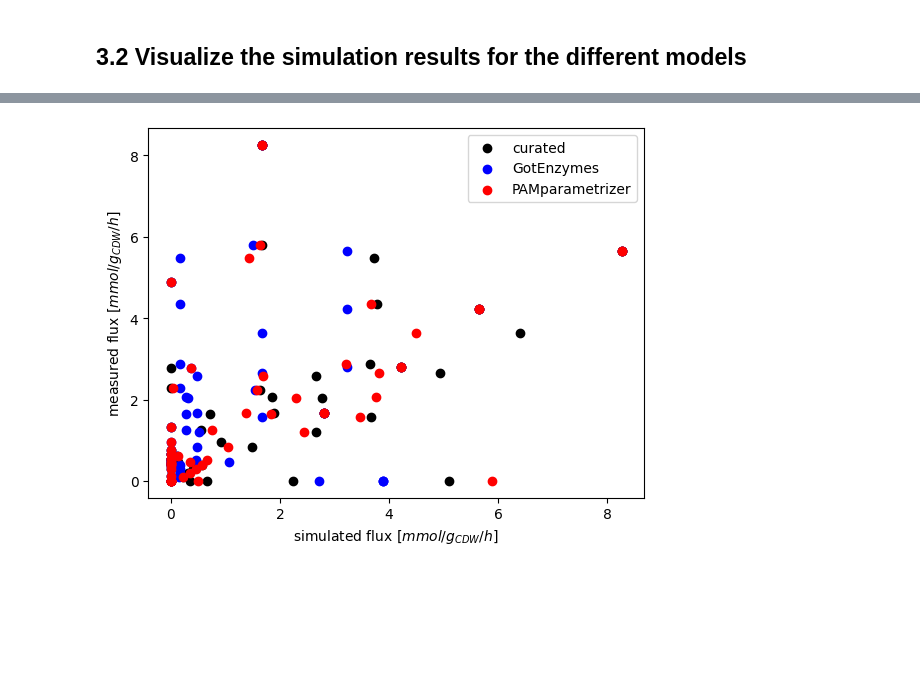
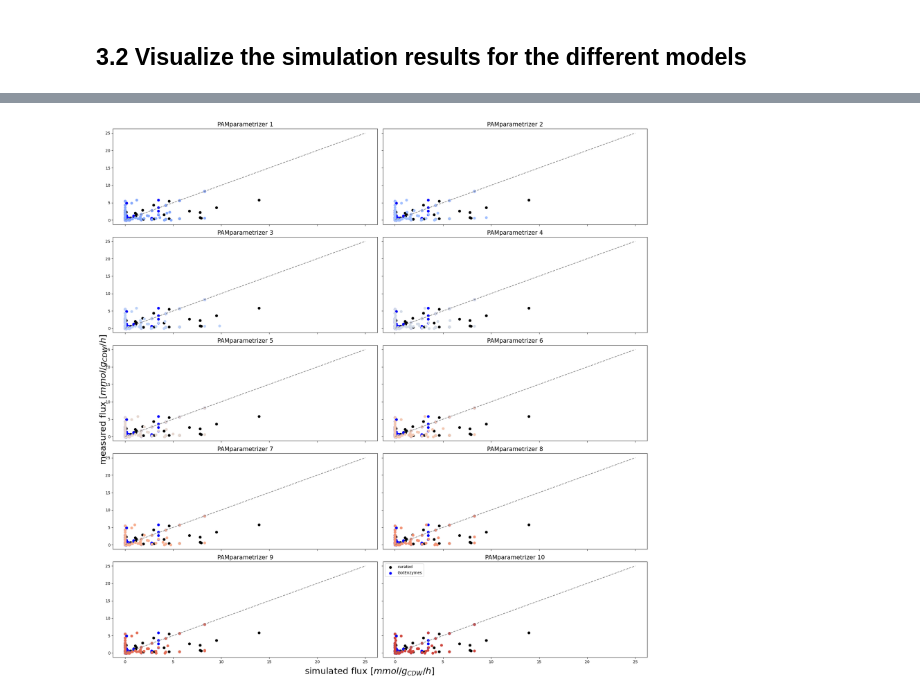
Before and after one commit to iAMB-RWTH-Aachen/PAMparametrizer, a Jupyter notebook: Scripts/i3_analysis/PAMparametrizer_iML1515_validation.ipynb, the cells around one changed output, grey strips where cells are left out. Cells and saved outputs as stored; diff of their text form; code cells hidden in the pictures; blank space fills up the shorter version.

```diff
--- a/Scripts/i3_analysis/PAMparametrizer_iML1515_validation.ipynb
+++ b/Scripts/i3_analysis/PAMparametrizer_iML1515_validation.ipynb
@@ -233,8 +196,9 @@ error_wt = calculate_error_for_reactions(validation_df,
 print('R^2 values for the model with parameters from GotEnzymes: ', np.nanmean(error_wt))
 
 
-error_new = calculate_error_for_reactions(validation_df,
-                                                 fluxes_new,
-                                                 fluxes_to_save[1:])
-print('R^2 values for the model with the optimized parameters: ', np.nanmean(error_new))
+error_new_dict = {alt: calculate_error_for_reactions(validation_df,
+                                                  fluxes,
+                                                  fluxes_to_save[1:]) for alt, fluxes in fluxes_new_dict.items()}
+for alt, error_list in error_new_dict.items():
+    print(f'R^2 values for alternative model {alt} with the optimized parameters: ', np.nanmean(error_list))
 # %% [output]
@@ -244,2 +217,9 @@ R^2 values for the model with the optimized parameters:  -0.9181933323143191
 # %% [markdown]
 ## 3.2 Visualize the simulation results for the different models
+# %%
+# validation_df_1.index = validation_df.index.str.split(', ')
+validation_df_1 = validation_df.T.reset_index()
+validation_df_1['index'] = validation_df_1['index'].str.split(', ')
+validation_df_1 = validation_df_1.explode('index').set_index('index').T
+validation_df_1
+# validation_df = validation_df.explode()
@@ -246,25 +233,41 @@ R^2 values for the model with the optimized parameters:  -0.9181933323143191
 # %%
-#scatterplot
-fig, ax = plt.subplots()
+models = ['GotEnzymes','Curated'] + [f'PAMparametrizer {alt}' for alt in range(1,N_ALT_MODELS+1)]
+model_colors = sns.color_palette("coolwarm", n_colors=len(models))
+cmap = dict(zip(models, model_colors))
+fontsize=15
 
-curated = []
-wt = []
-new = []
-validation = []
-for i in range(len(fluxes_curated)):
-    curated += [abs(f) for f in fluxes_curated.iloc[i].to_list()]
-    wt += [abs(f) for f in fluxes_wt.iloc[i].to_list()]
-    new += [abs(f) for f in fluxes_new.iloc[i].to_list()]
-    validation += [validation_df.iloc[i,0]]+validation_df.iloc[i].to_list()
+fig, axs = plt.subplots(nrows = int(len(fluxes_new_dict)/2), ncols = 2, sharey='row', sharex='col', figsize = (20,20))
+axs = axs.flatten()
 
+for alt, fluxes_new in fluxes_new_dict.items():
+    ax = axs[alt-1]
+    curated = []
+    wt = []
+    new = []
+    validation = []
+    for i in range(len(fluxes_curated)):
+        curated += [abs(flx) for flx in fluxes_curated.iloc[i].to_list()[1:-1]]
+        if i<len(fluxes_wt):
+            wt += [abs(flx) for flx in fluxes_wt.iloc[i].to_list()[1:-1]]
+        else:
+            wt += [0]*len(fluxes_curated.iloc[i].to_list()[1:-1])
+        if i<len(fluxes_new):
+            new += [abs(flx) for flx in fluxes_new.iloc[i].to_list()[1:-1]]
+        else:
+            new += [0]*len(fluxes_curated.iloc[i].to_list()[1:-1])
+        validation += validation_df_1.iloc[i].abs().to_list()
 
-plt.scatter(curated, validation, label = 'curated', color = 'black')
-plt.scatter(wt, validation, label = 'GotEnzymes', color ='blue')
-plt.scatter(new, validation, label = 'PAMparametrizer', color = 'red')
+    ax.plot([0,25], [0,25], linestyle = 'dashed', color='grey')
+    ax.scatter(curated, validation, label = 'curated', color = 'black')
+    ax.scatter(wt, validation, label = 'GotEnzymes', color ='blue')
+    ax.scatter(new, validation, color = cmap[f'PAMparametrizer {alt}'])#, label = f'PAMparametrizer {alt}'
+    ax.set_title(f'PAMparametrizer {alt}', fontsize = fontsize)
 
-plt.xlabel('simulated flux [$mmol/g_{CDW}/h$]')
-plt.ylabel('measured flux [$mmol/g_{CDW}/h$]')
+fig.supxlabel('simulated flux [$mmol/g_{CDW}/h$]', fontsize = fontsize*1.5)
+fig.supylabel('measured flux [$mmol/g_{CDW}/h$]', fontsize = fontsize*1.5)
 plt.legend()
+
+plt.tight_layout()
 plt.show()
 # %% [output]
-[figure, old version]
+[figure, new version]
```
Also changed, not shown: parts of 10 cells of this notebook, 58 other files.
